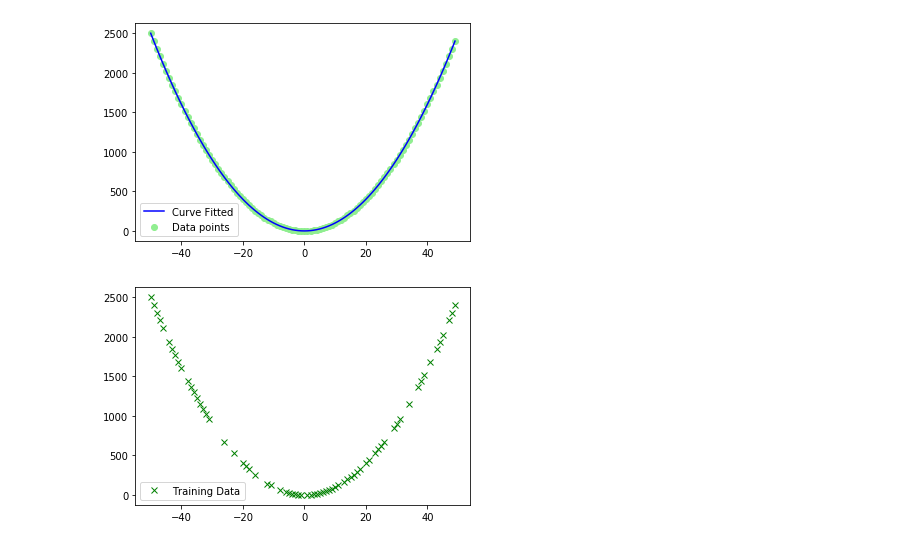
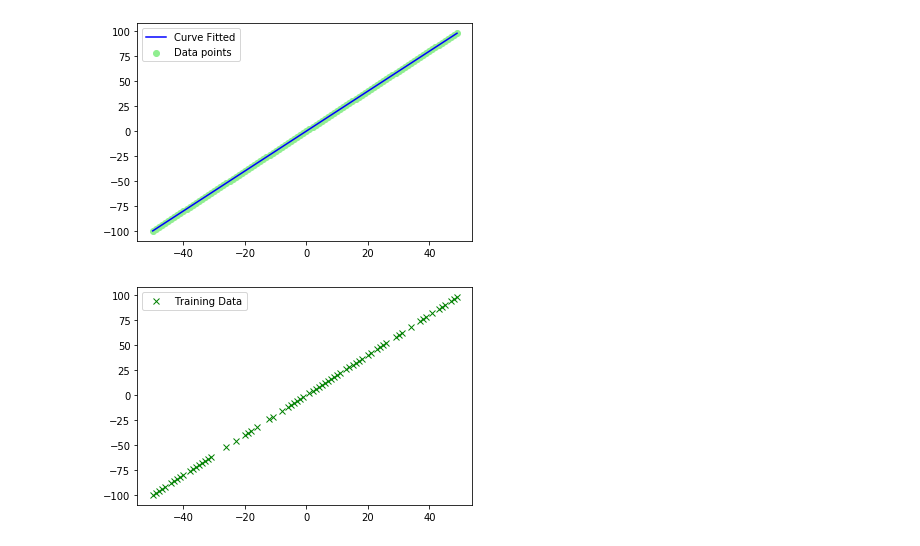
Before and after one commit to nikhil-kolangara/ENPM-690---Robot-Learning-Homework-2, a Jupyter notebook: ENPM 690_HW2_Problem2.ipynb, the cells around one changed output. Saved outputs shown, nothing was run; the diff lists cells and outputs as text; code cells hidden in the pictures.

```diff
--- a/ENPM 690_HW2_Problem2.ipynb
+++ b/ENPM 690_HW2_Problem2.ipynb
@@ -9,22 +9,22 @@ import math
 # %%
 # Creating Dataset
 
-# Function used -->> y = x*x
+# Function used -->> y = 2*x
 
 x_coordinate = np.arange(-50,50)
-y_coordinate = [x*x for x in x_coordinate]
+y_coordinate = [2*x for x in x_coordinate]
 
 plt.scatter(x_coordinate, y_coordinate, c ='LightGreen', label = 'Data points')
 plt.plot(x_coordinate, y_coordinate, 'b', label = 'Curve Fitted')
 plt.legend()
 plt.show()
 
 X = x_coordinate
 Y = y_coordinate
 
 points = 100
 # %% [output]
-[figure, old version]
+[figure, new version]
 # %%
 # Splitting the dataset for Train and Test
 X_train, X_test, Y_train, Y_test = tts( X, Y, test_size = 0.3, random_state = 100)
@@ -33,7 +33,7 @@ plt.plot(X_train, Y_train, 'gx', label = 'Training Data')
 plt.legend()
 plt.show()
 # %% [output]
-[figure, old version]
+[figure, new version]
 # %%
 # Variable Initialization
 
```
Also changed, not shown: parts of 3 cells of this notebook.
